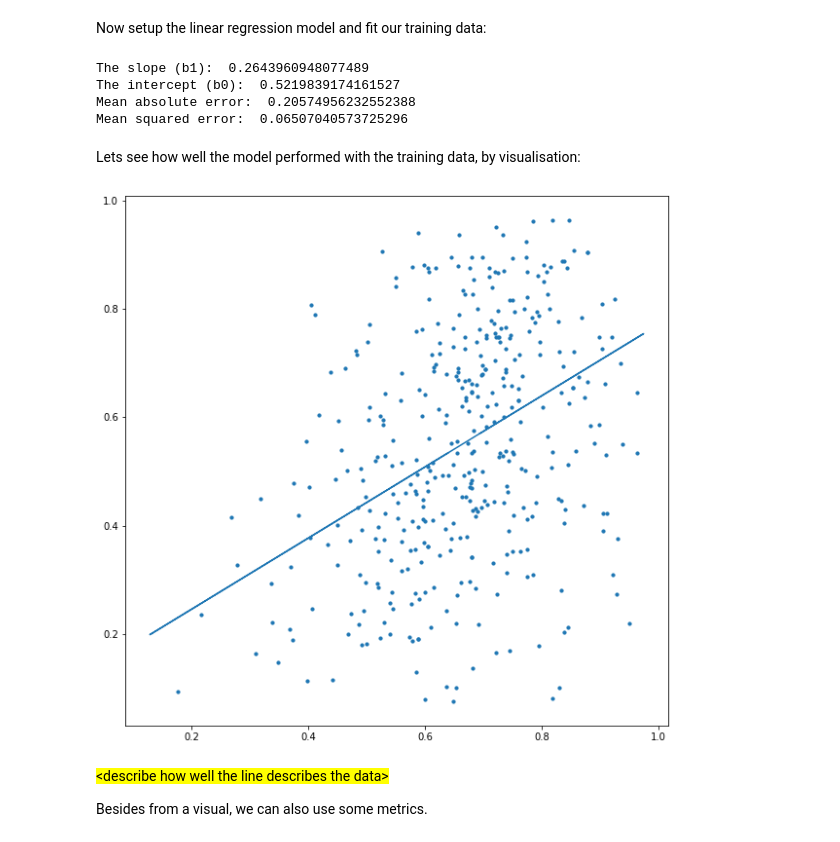
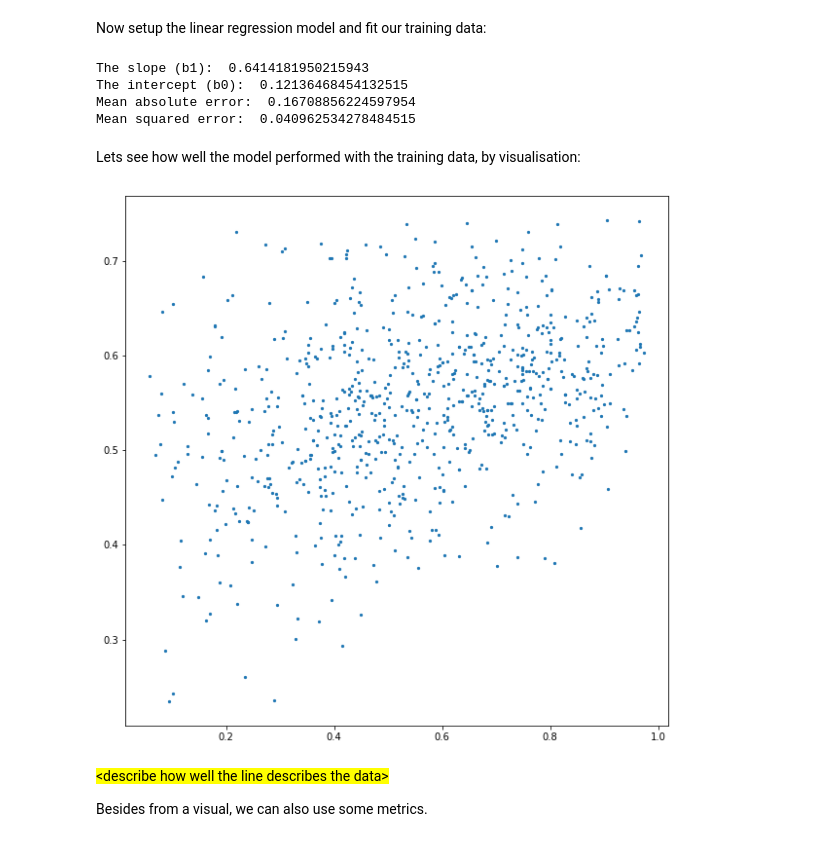
Before and after one commit to tvdlans/StatisticsAndDatamining, a Jupyter notebook: DMS - S4 - Assignment 1 - Template.ipynb, the cells around one changed output. Saved outputs shown, nothing was run; the diff lists cells and outputs as text; code cells hidden in the pictures.

```diff
--- a/DMS - S4 - Assignment 1 - Template.ipynb
+++ b/DMS - S4 - Assignment 1 - Template.ipynb
@@ -73,3 +75,15 @@ a, b = np.polyfit(songs['danceability'], songs['valence'], 1)
+# %%
+danceability = songs['danceability'].to_numpy()
+energy = songs['energy'].to_numpy()
+valence = songs['valence'].to_numpy()
+
+sx2 = danceability.var()
+mxy = np.array(danceability*valence).mean()
+b1=(mxy-danceability.mean()*valence.mean())/sx2
+
+b0=valence.mean()-b1*danceability.mean()
+
+myPrediction = b0 + b1*danceability
 # %%
 #enter code to show scatterplot
 plt.figure(figsize=(10, 10))
@@ -88,13 +102,13 @@ Now that we have a visual inspection its time to perform a bivariate regression
 We first split the data into training and testing data. We start again with the x of: danceability
 # %%
 #add code to create training and testing data
-X_train, X_test, Y_train, Y_test = train_test_split(songs['danceability'], songs['valence'], test_size=0.2, random_state=101)
+X_train, X_test, Y_train, Y_test = train_test_split(danceability, valence, test_size=0.4, random_state=101)
 # %% [markdown]
 Now setup the linear regression model and fit our training data:
 # %%
 #add code to create linear regression model
-xRes = X_train.to_numpy().reshape((-1,1))
-yRes = Y_train.to_numpy().reshape((-1,1))
+xRes = X_train.reshape((-1,1))
+yRes = Y_train.reshape((-1,1))
 
 model = LinearRegression().fit(xRes, yRes)
 
@@ -105,26 +119,36 @@ b1 = model.coef_[0]
 print('The slope (b1): ', b1[0])
 b0 = model.intercept_
 print('The intercept (b0): ', b0[0])
-MA = metrics.mean_absolute_error(yRes, yPred)
+MA = metrics.mean_absolute_error(yRes, Y_pred)
 print('Mean absolute error: ', MA)
-MS = metrics.mean_squared_error(yRes, yPred)
+MS = metrics.mean_squared_error(yRes, Y_pred)
 print('Mean squared error: ', MS)
 # %% [output]
-The slope (b1):  0.2643960948077489
-The intercept (b0):  0.5219839174161527
-Mean absolute error:  0.20574956232552388
-Mean squared error:  0.06507040573725296
+The slope (b1):  0.6414181950215943
+The intercept (b0):  0.12136468454132515
+Mean absolute error:  0.16708856224597954
+Mean squared error:  0.040962534278484515
 # %% [markdown]
 Lets see how well the model performed with the training data, by visualisation:
 # %%
 #add code to show scatterplot with the regression line
+predictions = model.predict(X_test.reshape(-1,1))
+
+# sx2 = predictions.var()
+# mxy = np.array(predictions*Y_test).mean()
+# b1=(mxy-predictions.mean()*Y_test.mean())/sx2
+
+# b0=Y_test.mean()-b1*predictions.mean()
+
+# myPrediction = b0 + b1*predictions
+
 plt.figure(figsize=(10, 10))
-plt.scatter(X_test, Y_test, s=10)
-plt.plot(xRes, Y_pred)
+plt.scatter(Y_test, predictions, s=5)
+# plt.plot(predictions, myPrediction)
 
 plt.show()
 # %% [output]
-[figure, old version]
+[figure, new version]
 # %% [markdown]
 <span style='background:yellow'>\<describe how well the line describes the data></span>
 
```
Also changed, not shown: parts of 20 cells of this notebook.
